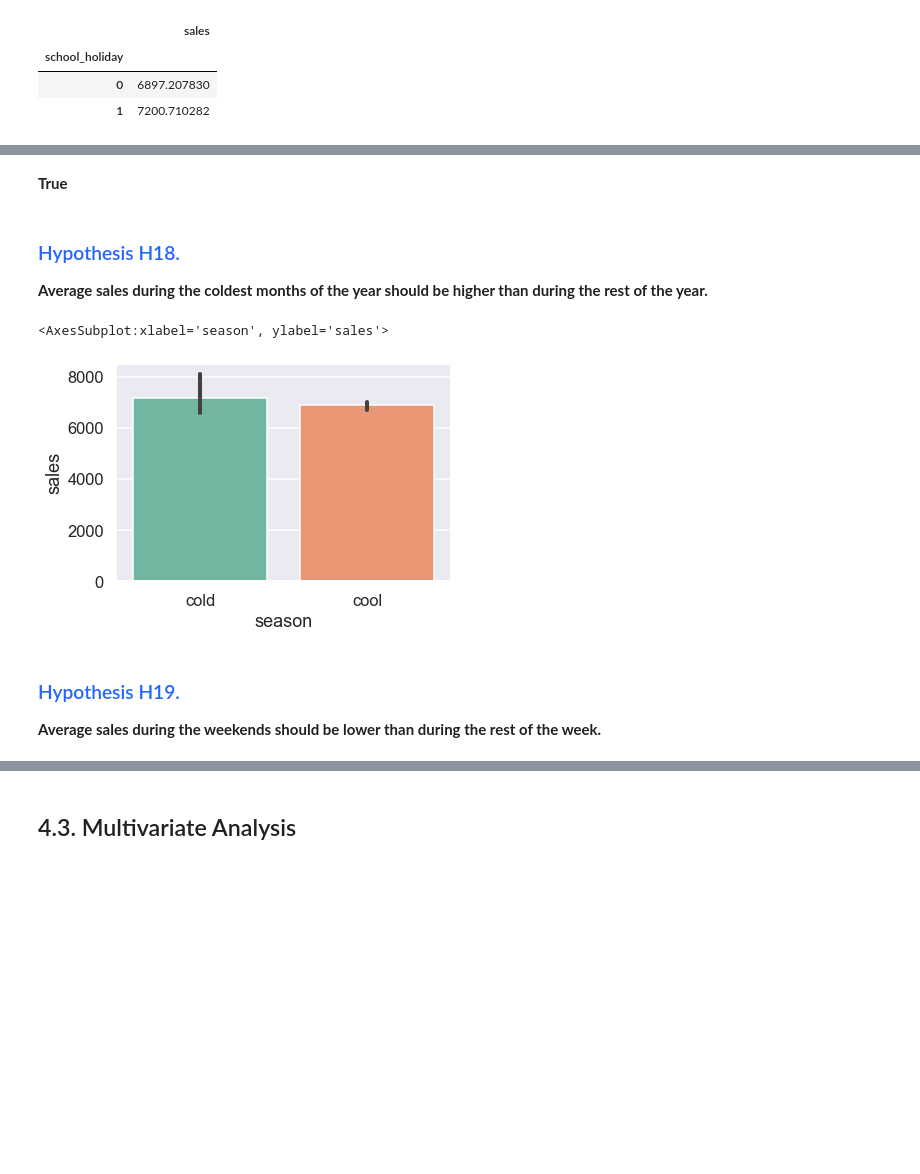
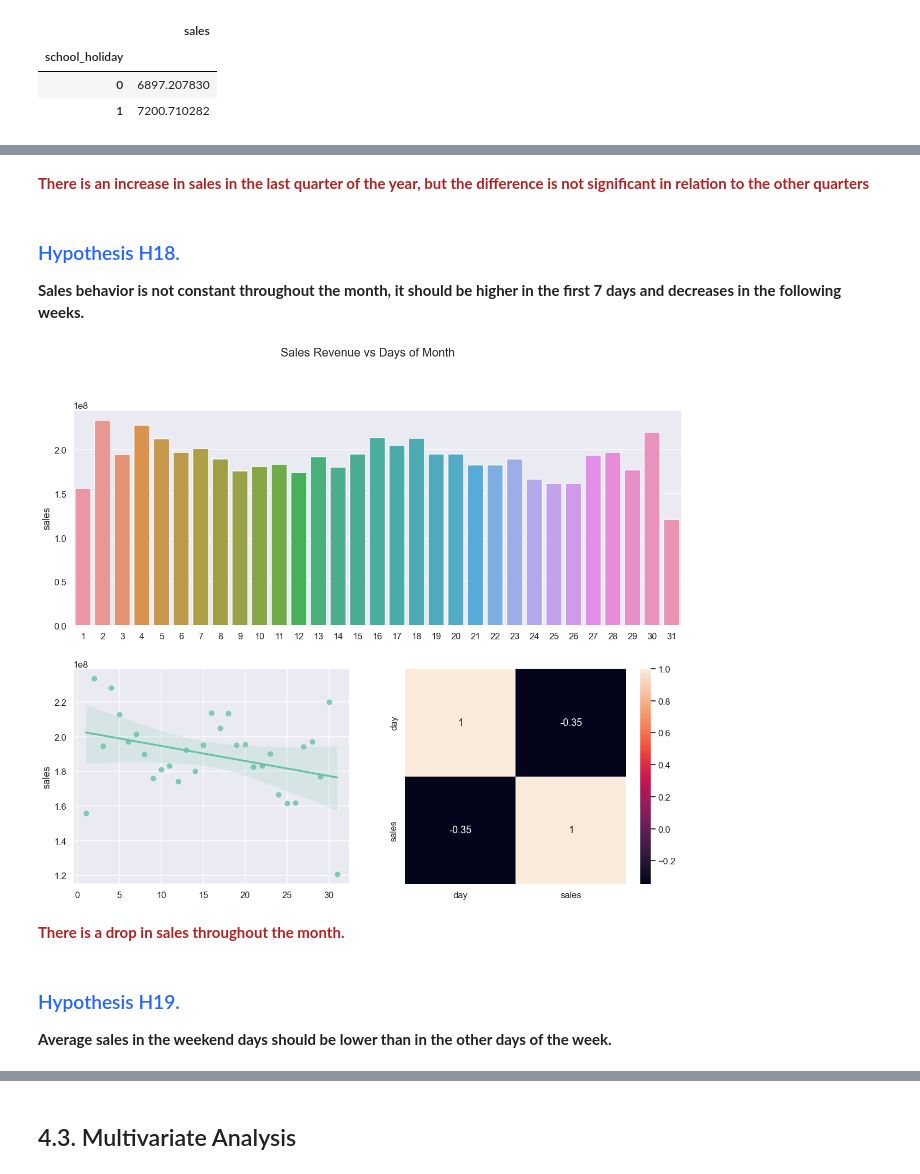
Before and after one commit to douglascpsouza/store_sales_prediction, a Jupyter notebook: notebooks/stg04_eda.ipynb, the cells around one changed output, grey strips where cells are left out. Cells and saved outputs as stored; diff of their text form; code cells hidden in the pictures; blank space fills up the shorter version.

```diff
--- a/notebooks/stg04_eda.ipynb
+++ b/notebooks/stg04_eda.ipynb
@@ -1633,18 +1653,36 @@ plt.show()
 # %% [markdown]
-**True**
+<font color='firebrick'>**There is an increase in sales in the last quarter of the year, but the difference is not significant in relation to the other quarters**</font>
 # %% [markdown]
 ### <font color='#2365FF'> Hypothesis H18. </font>
 
-**Average sales during the coldest months of the year should be higher than during the rest of the year.**
+**Sales behavior is not constant throughout the month, it should be higher in the first 7 days and decreases in the following weeks.**
 # %%
-aux1 = df4[['month', 'sales']].groupby('month').mean().reset_index()
-aux1['season'] = aux1.apply(lambda x: 'cold' if x['month'] in [12,1,2,3] else 'cool', axis=1)
+# Sales Revenue vs Days of Month
 
-sns.barplot(x='season', y='sales', data=aux1)
+aux1 = df4[['day', 'sales']].groupby('day').sum().reset_index()
+
+grids = gridspec.GridSpec(nrows=2, ncols=2)
+plt.figure(figsize=(20,16))
+plt.suptitle('Sales Revenue vs Days of Month')
+
+plt.subplot(grid[0, 0:])
+sns.barplot(x='day', y='sales', data=aux1)
+plt.xlabel('')
+
+plt.subplot(grid[1, 0])
+sns.regplot(x='day', y='sales', data=aux1)
+plt.xlabel('')
+
+plt.subplot(grid[1, 1])
+sns.heatmap(aux1.corr(method='pearson'), annot=True)
+
+# plt.savefig('../img/bivar_analysis/day_global_sales.png')
+plt.show()
 # %% [output]
-<AxesSubplot:xlabel='season', ylabel='sales'>
-[figure, old version]
+[figure, new version]
+# %% [markdown]
+<font color='firebrick'>**There is a drop in sales throughout the month.**</font>
 # %% [markdown]
 ### <font color='#2365FF'> Hypothesis H19. </font>
 
-**Average sales during the weekends should be lower than during the rest of the week.**
+**Average sales in the weekend days should be lower than in the other days of the week.**
```
Also changed, not shown: parts of 23 cells of this notebook, 11 other files.
